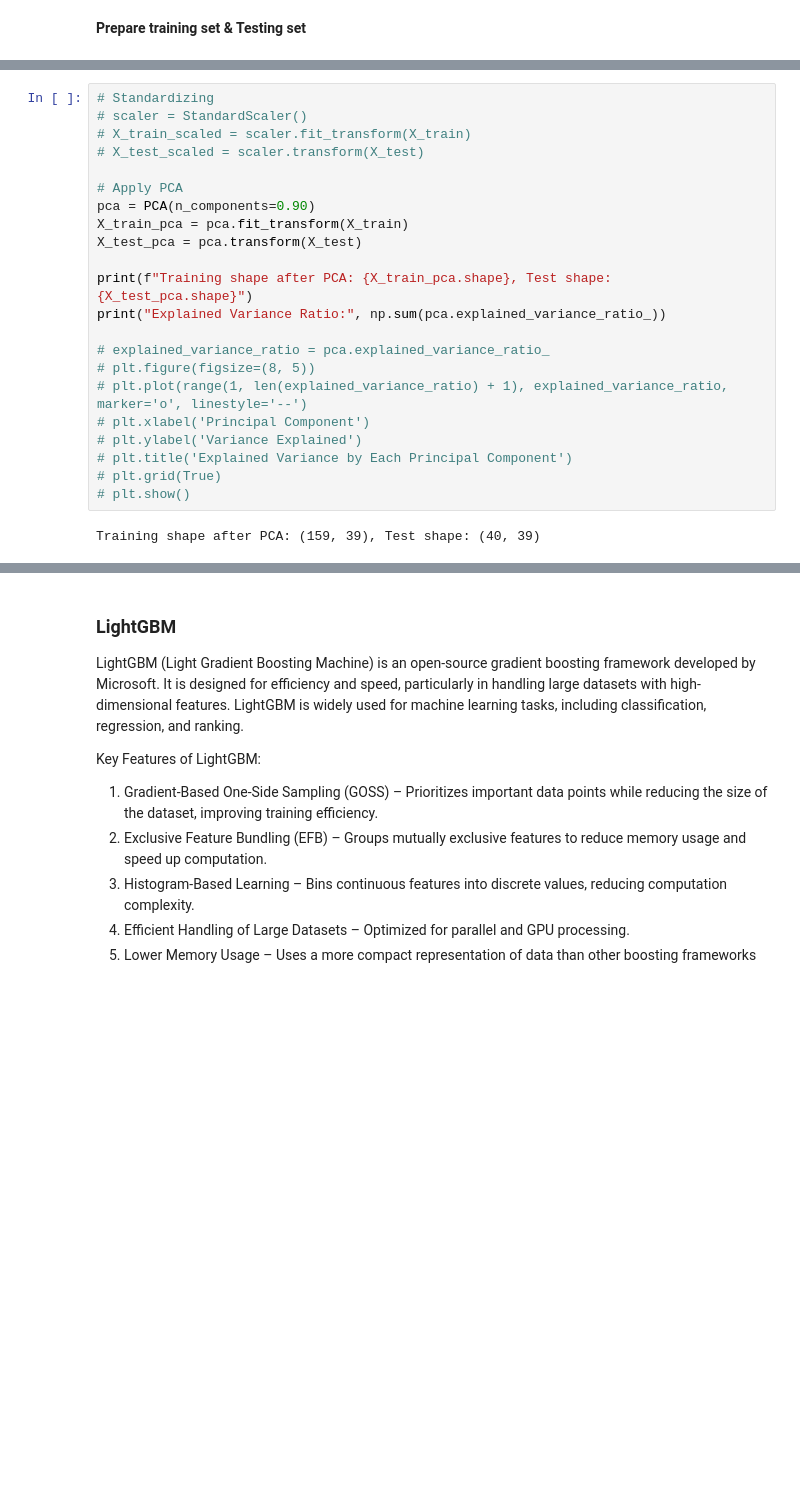
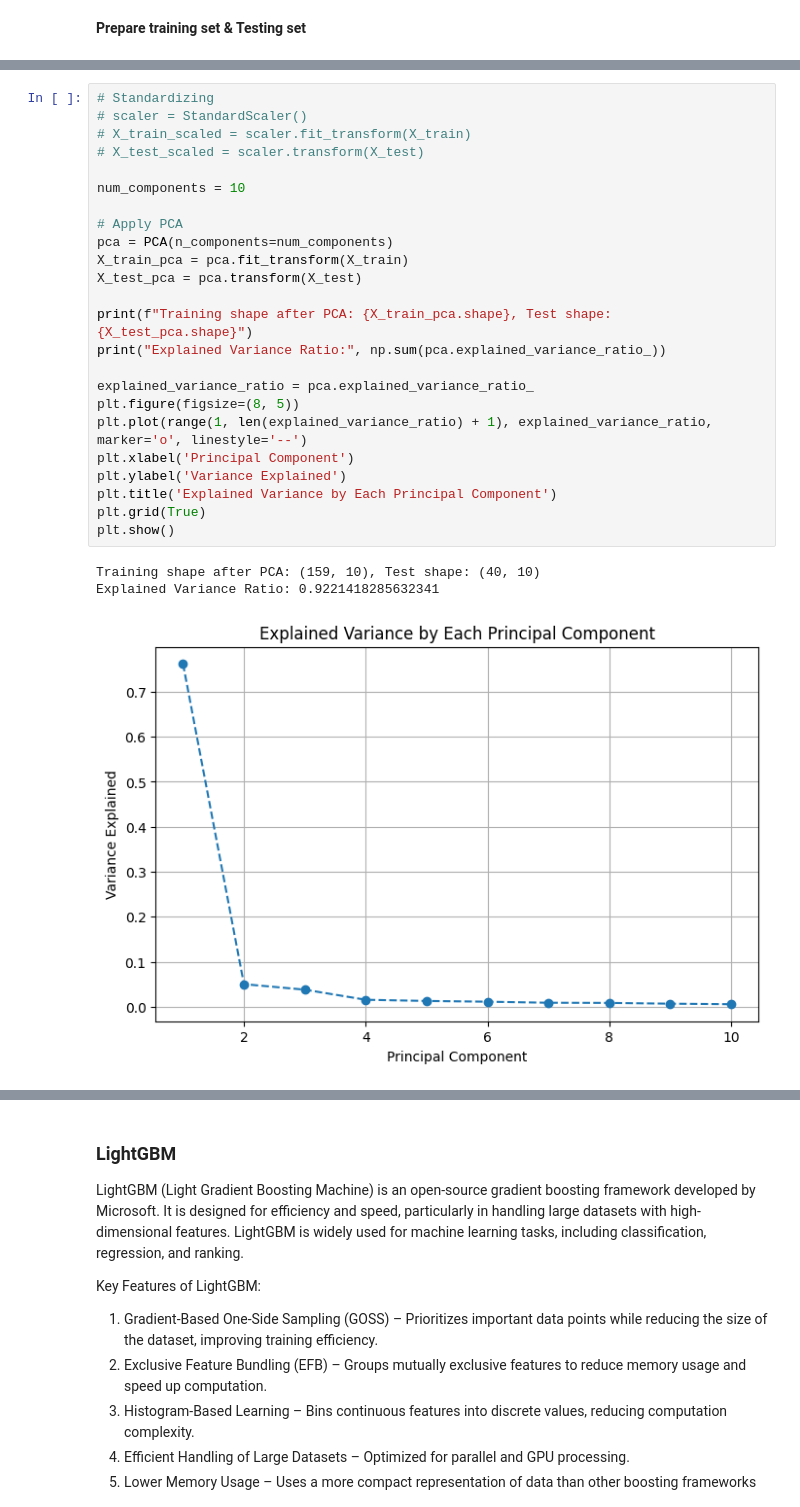
Before and after one commit to Kitiyaparnnn/NSCLC, a Jupyter notebook: train.ipynb, the cells around one changed output, grey strips where cells are left out. Cells and saved outputs as stored; diff of their text form; blank space fills up the shorter version.

```diff
--- a/train.ipynb
+++ b/train.ipynb
@@ -127,24 +58,28 @@ Training dataset: (159, 56685), Testing dataset: (40, 56685)
 # %%
 # Standardizing
 # scaler = StandardScaler()
 # X_train_scaled = scaler.fit_transform(X_train)
 # X_test_scaled = scaler.transform(X_test)
 
+num_components = 10
+
 # Apply PCA
-pca = PCA(n_components=0.90)
+pca = PCA(n_components=num_components)
 X_train_pca = pca.fit_transform(X_train)
 X_test_pca = pca.transform(X_test)
 
 print(f"Training shape after PCA: {X_train_pca.shape}, Test shape: {X_test_pca.shape}")
 print("Explained Variance Ratio:", np.sum(pca.explained_variance_ratio_))
 
-# explained_variance_ratio = pca.explained_variance_ratio_
-# plt.figure(figsize=(8, 5))
-# plt.plot(range(1, len(explained_variance_ratio) + 1), explained_variance_ratio, marker='o', linestyle='--')
-# plt.xlabel('Principal Component')
-# plt.ylabel('Variance Explained')
-# plt.title('Explained Variance by Each Principal Component')
-# plt.grid(True)
-# plt.show()
+explained_variance_ratio = pca.explained_variance_ratio_
+plt.figure(figsize=(8, 5))
+plt.plot(range(1, len(explained_variance_ratio) + 1), explained_variance_ratio, marker='o', linestyle='--')
+plt.xlabel('Principal Component')
+plt.ylabel('Variance Explained')
+plt.title('Explained Variance by Each Principal Component')
+plt.grid(True)
+plt.show()
 # %% [output]
-Training shape after PCA: (159, 39), Test shape: (40, 39)
+Training shape after PCA: (159, 10), Test shape: (40, 10)
+Explained Variance Ratio: 0.9221418285632341
+[figure, added]
```
Also changed, not shown: parts of 28 cells of this notebook.
